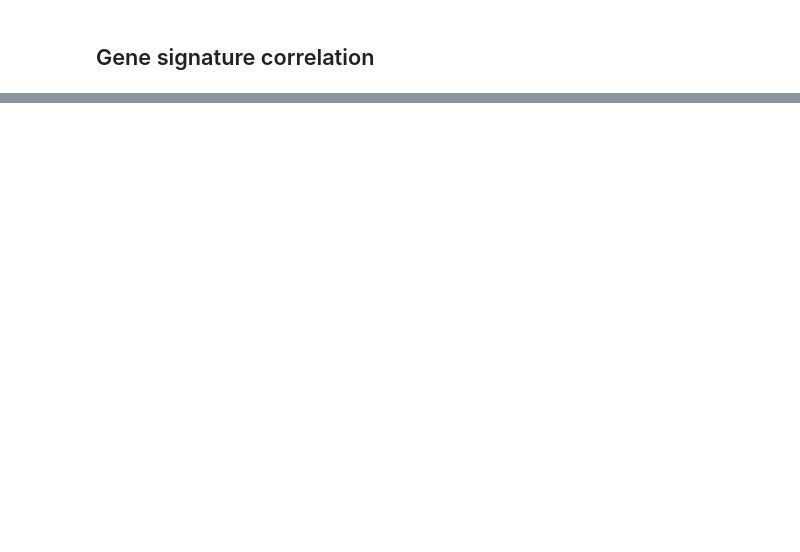
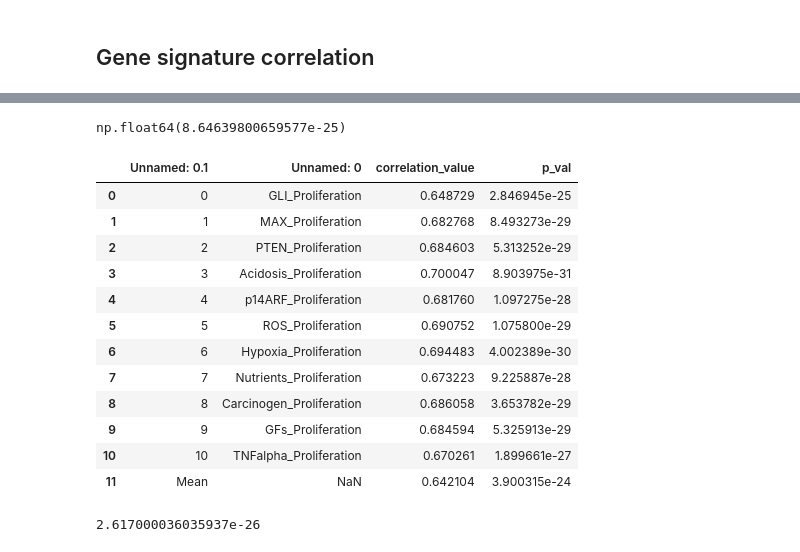
Before and after one commit to romane-gauthierj/Attractor-Resistance, a Jupyter notebook: pipeline_breast_validation.ipynb, the cells around one changed output, grey strips where cells are left out. Saved outputs shown, nothing was run; the diff lists cells and outputs as text; code cells hidden in the pictures; blank space fills up the shorter version.

```diff
--- a/pipeline_breast_validation.ipynb
+++ b/pipeline_breast_validation.ipynb
@@ -673,0 +521,25 @@ Hint 3: Gene symbols curated in Enrichr web services are all upcases.
+# %%
+cnv_genes_results['p_val'].iloc[:-1].mean()
+# %% [output]
+np.float64(8.64639800659577e-25)
+# %%
+mutations_genes_results
+# %% [output]
+|  | Unnamed: 0.1 | Unnamed: 0 | correlation_value | p_val |
+| 0 | 0 | GLI_Proliferation | 0.648729 | 2.846945e-25 |
+| 1 | 1 | MAX_Proliferation | 0.682768 | 8.493273e-29 |
+| 2 | 2 | PTEN_Proliferation | 0.684603 | 5.313252e-29 |
+| 3 | 3 | Acidosis_Proliferation | 0.700047 | 8.903975e-31 |
+| 4 | 4 | p14ARF_Proliferation | 0.681760 | 1.097275e-28 |
+| 5 | 5 | ROS_Proliferation | 0.690752 | 1.075800e-29 |
+| 6 | 6 | Hypoxia_Proliferation | 0.694483 | 4.002389e-30 |
+| 7 | 7 | Nutrients_Proliferation | 0.673223 | 9.225887e-28 |
+| 8 | 8 | Carcinogen_Proliferation | 0.686058 | 3.653782e-29 |
+| 9 | 9 | GFs_Proliferation | 0.684594 | 5.325913e-29 |
+| 10 | 10 | TNFalpha_Proliferation | 0.670261 | 1.899661e-27 |
+| 11 | Mean | NaN | 0.642104 | 3.900315e-24 |
+# %%
+mean_value = mutations_genes_results['p_val'].iloc[:-1].mean()
+print(mean_value)
+# %% [output]
+2.617000036035937e-26
```
Also changed, not shown: parts of 53 cells of this notebook, 26 other files.
